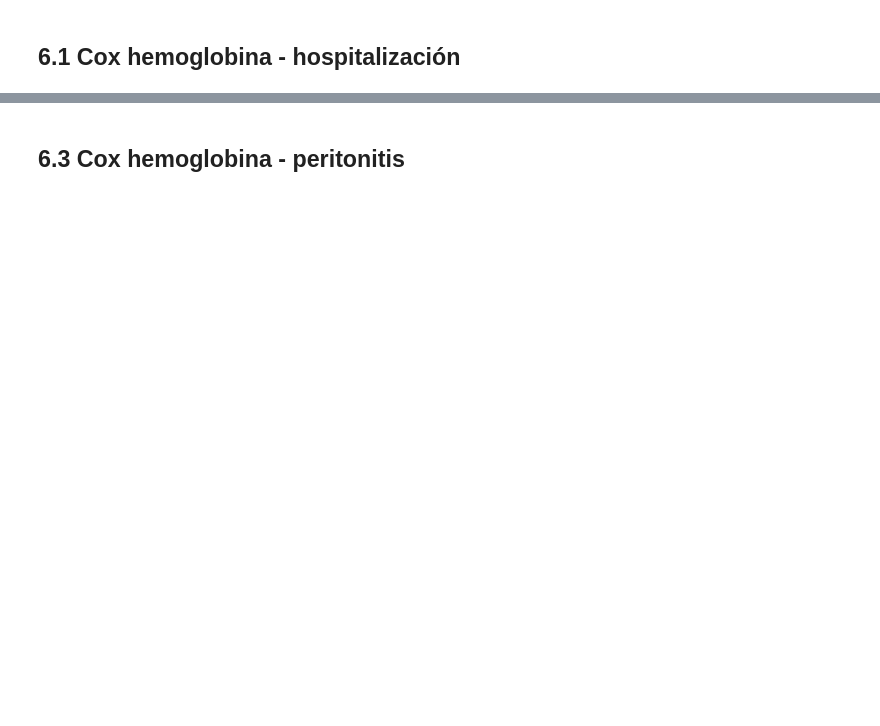
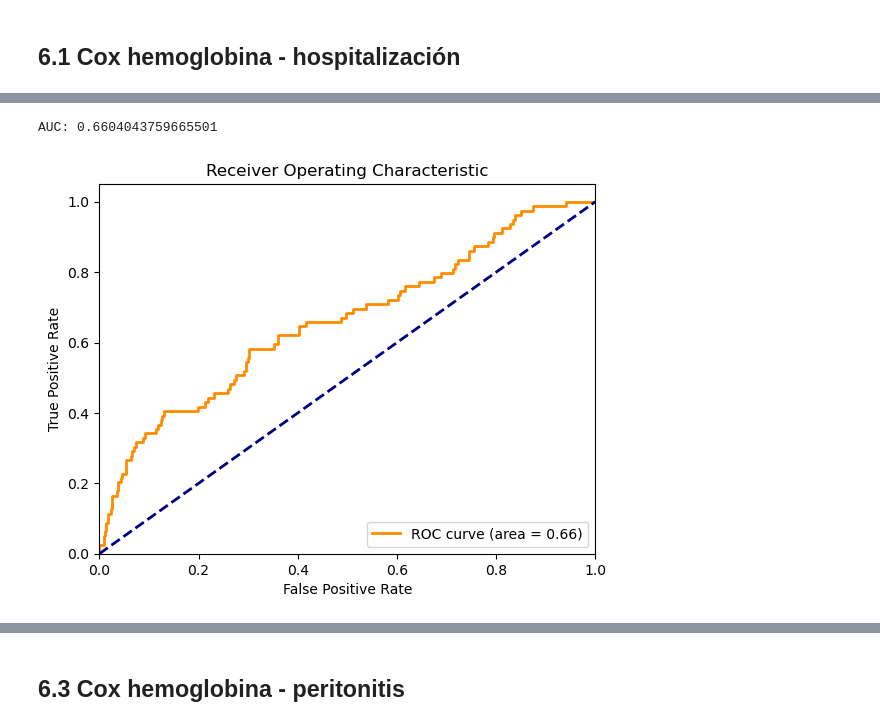
Before and after one commit to KevinNaMo/LevanteDPAnemia, a Jupyter notebook: Anemia_levanteDP.ipynb, the cells around one changed output, grey strips where cells are left out. Saved outputs shown, nothing was run; the diff lists cells and outputs as text; code cells hidden in the pictures; blank space fills up the shorter version.

Commit message:
Added new random forest, changed several function, added ROC curves

```diff
--- a/Anemia_levanteDP.ipynb
+++ b/Anemia_levanteDP.ipynb
@@ -9,21 +10,16 @@ import pandas as pd
 import anemiaLevanteDP as a
 # %% [markdown]
 ## Load Data
-# %%
-#file_path = ['/home/jovyan/work/Data/LevanteDP/LevanteDPC.xls']
-file_path = ['/home/jovyan/work/Data/LevanteDP/LevanteDPC.xls', '/home/jovyan/work/Data/LevanteDP/LevanteDPPeset.xlsx']
-
-# Load data from excel file
-dfs_base = a.load_excel_files(file_path)
-merged_df = a.merge_dataframes(dfs_base['Analíticas'], dfs_base['Pacientes'], 'REGISTRO')
-
-# Save them as pickle for fast loading in testing
-merged_df.to_pickle('merged_df.pkl')
-dfs_base['Ingresos'].to_pickle('Ingresos.pkl')
 # %%
 # Load the data
-merged_df = pd.read_pickle('merged_df.pkl')
-dfs_base['Ingresos'] = pd.read_pickle('Ingresos.pkl')
+lab_base_df = pd.read_pickle('Analíticas.pkl')
+pac__base_df = pd.read_pickle('Pacientes.pkl')
+hosp_base_df = pd.read_pickle('Ingresos.pkl')
+per_base_df = pd.read_pickle('Peritonitis.pkl')
+
+# Merge labs with patients
+
+merged_base_df = a.merge_dataframes(lab_base_df, pac__base_df, 'REGISTRO')
 # %% [markdown]
 ## Preprocesado de datos
 # %%
@@ -43,17 +43,21 @@ exclude_list = ['CARDIO']
 # %%
 # Clean NaNs for interesting columns
-lab_df = a.clean_df(merged_df, basic_cols_lab, verbose=True)
+lab_df = a.clean_df(merged_base_df, basic_cols_lab, verbose=True)
 lab_df = a.clean_df(lab_df, covariate_list, verbose=True)
-hosp_df = a.clean_df(dfs_base['Ingresos'], basic_cols_hosp, verbose=True)
-per_df = a.clean_df(dfs_base['Peritonitis'], basic_cols_per, verbose=True)
+hosp_df = a.clean_df(hosp_base_df, basic_cols_hosp, verbose=True)
+per_df = a.clean_df(per_base_df, basic_cols_per, verbose=True)
 
 # Select years
-lab_df, hosp_df, per_df = a.filter_by_year([lab_df, hosp_df, per_df], ['FECHA', 'FINGRESO', 'FECHA'], 2009, 2024)
+lab_df, hosp_df, per_df = a.filter_by_year([lab_df, hosp_df, per_df], ['FECHA', 'FINGRESO', 'FECHA'], 2010, 2023)
 
 # Add anemia column based on 'HEMOGLOBINA' and 'SEXO' specified in KDIGO guidelines
 a.add_anemia_column(lab_df)
 a.add_age_column(lab_df)
 a.add_ckd_column(lab_df)
+
+# Delete rows that have 0 as values for not_zero_cols
+
+lab_df = a.clean_zero_values(lab_df, not_zero_cols, verbose=True)
 
 # Fill empty values for bool_cols
 lab_df = a.bool_col_convert(lab_df, bool_col_list)
@@ -97,2 +137,7 @@ plt.show()
+# %%
+auc = a.evaluate_cox_model(cph_hosp, cox_df, 'finish_days', 'event_col', print_result=True)
+# %% [output]
+AUC: 0.6604043759665501
+[figure, added]
 # %%
 a.calculate_residuals(cph_hosp, cox_df, martingale=True, schonenfeld=False)
```
Also changed, not shown: parts of 22 cells of this notebook, 1 other file.
